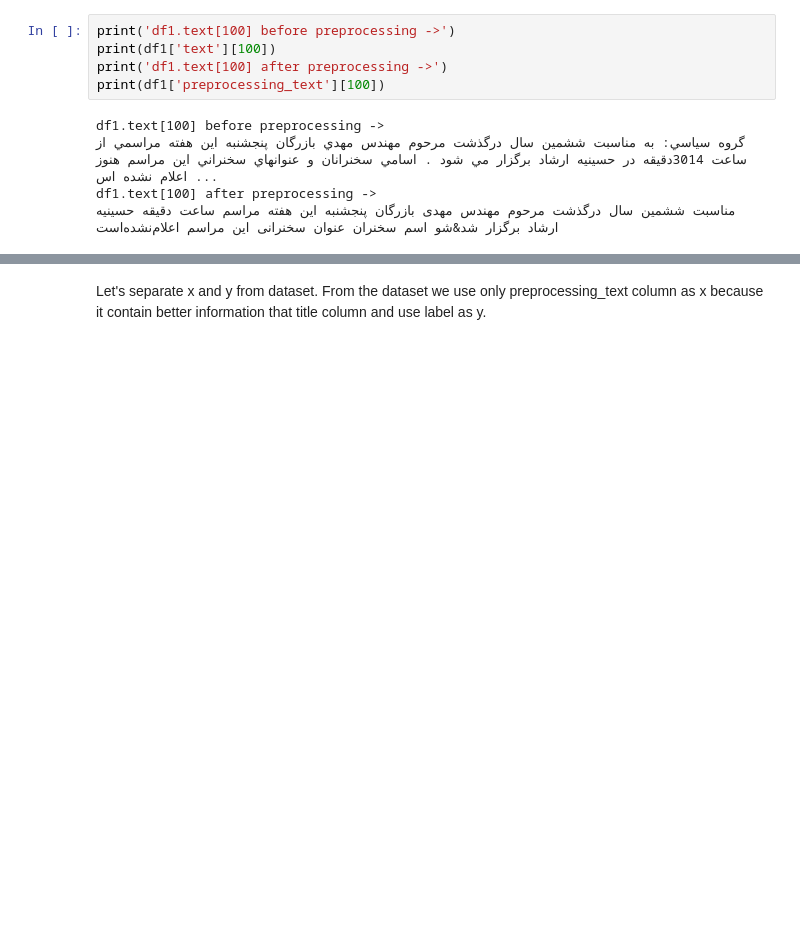
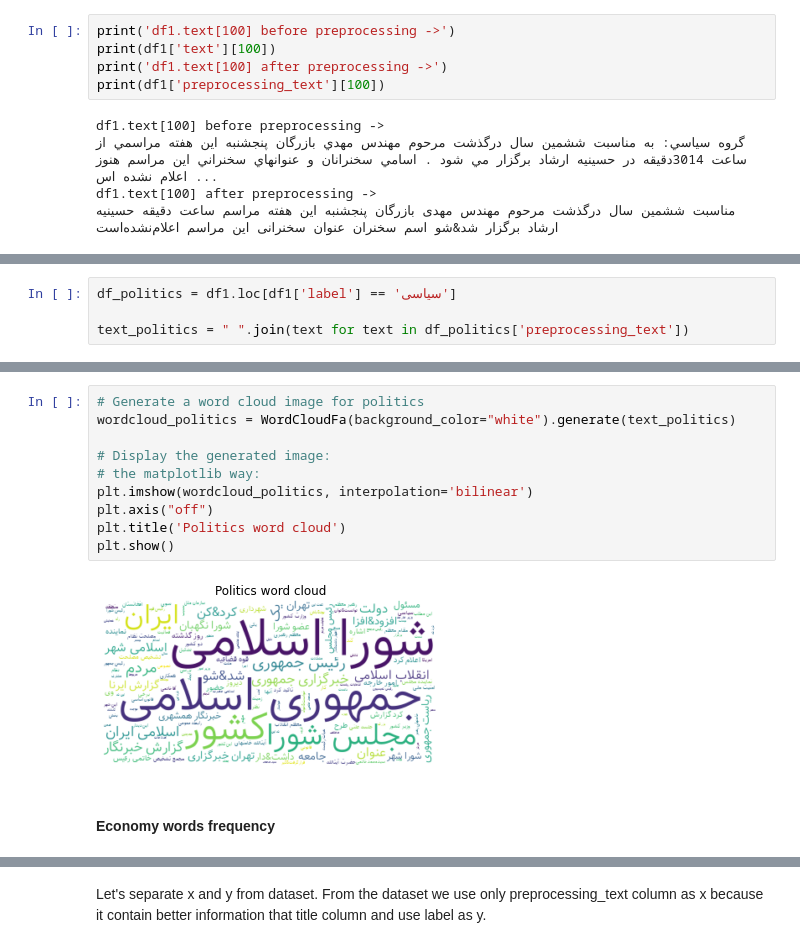
Before and after one commit to ZahraDehghani99/AI-Internship, a Jupyter notebook: Phase05_NLP_With_Neural_Networks/Phase05_NLP_With_Neural_Networks.ipynb, the cells around one changed output, grey strips where cells are left out. Saved outputs shown, nothing was run; the diff lists cells and outputs as text; blank space fills up the shorter version.

```diff
--- a/Phase05_NLP_With_Neural_Networks/Phase05_NLP_With_Neural_Networks.ipynb
+++ b/Phase05_NLP_With_Neural_Networks/Phase05_NLP_With_Neural_Networks.ipynb
@@ -793,0 +888,4 @@ df1.text[100] after preprocessing ->
+# %%
+df_politics = df1.loc[df1['label'] == 'سیاسی']
+
+text_politics = " ".join(text for text in df_politics['preprocessing_text'])
@@ -793,0 +896,14 @@ df1.text[100] after preprocessing ->
+# %%
+# Generate a word cloud image for politics
+wordcloud_politics = WordCloudFa(background_color="white").generate(text_politics)
+
+# Display the generated image:
+# the matplotlib way:
+plt.imshow(wordcloud_politics, interpolation='bilinear')
+plt.axis("off")
+plt.title('Politics word cloud')
+plt.show()
+# %% [output]
+[figure, added]
+# %% [markdown]
+#### Economy words frequency
```
Also changed, not shown: parts of 33 cells of this notebook.
